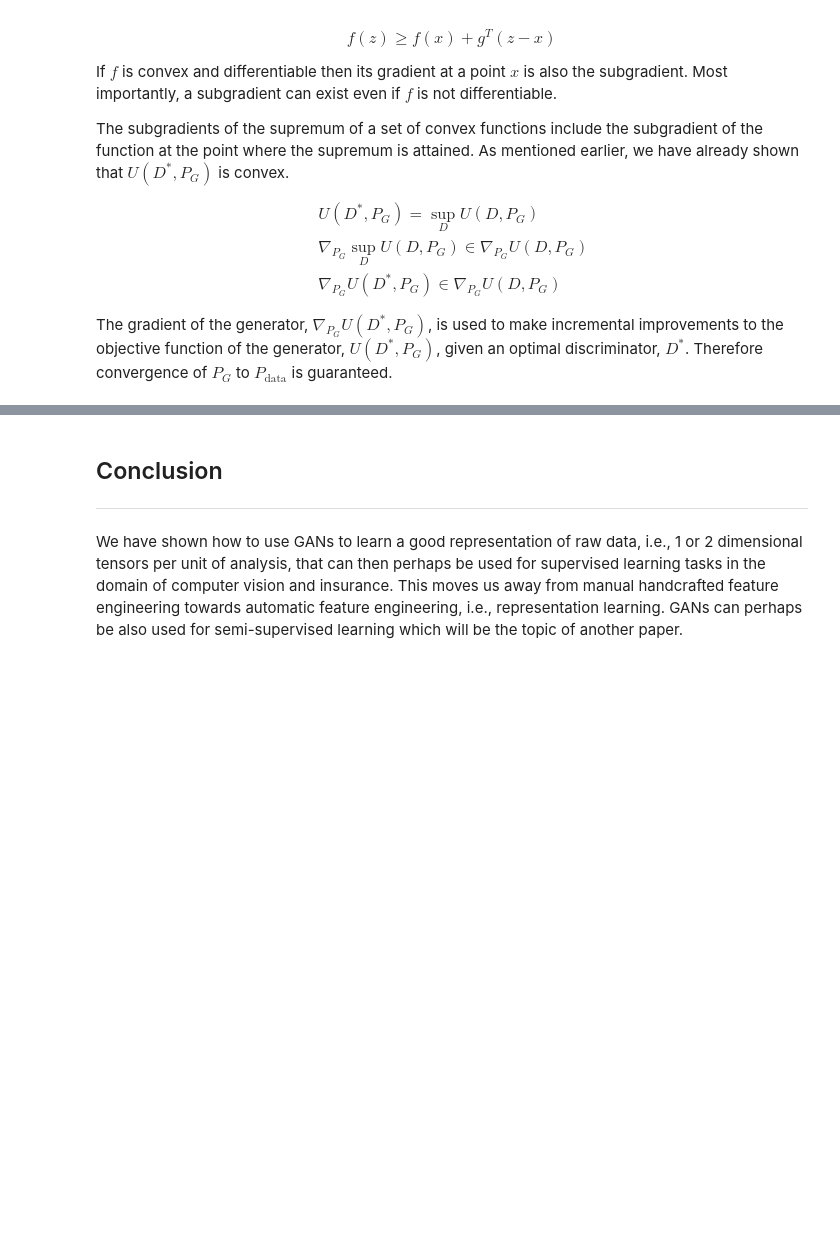
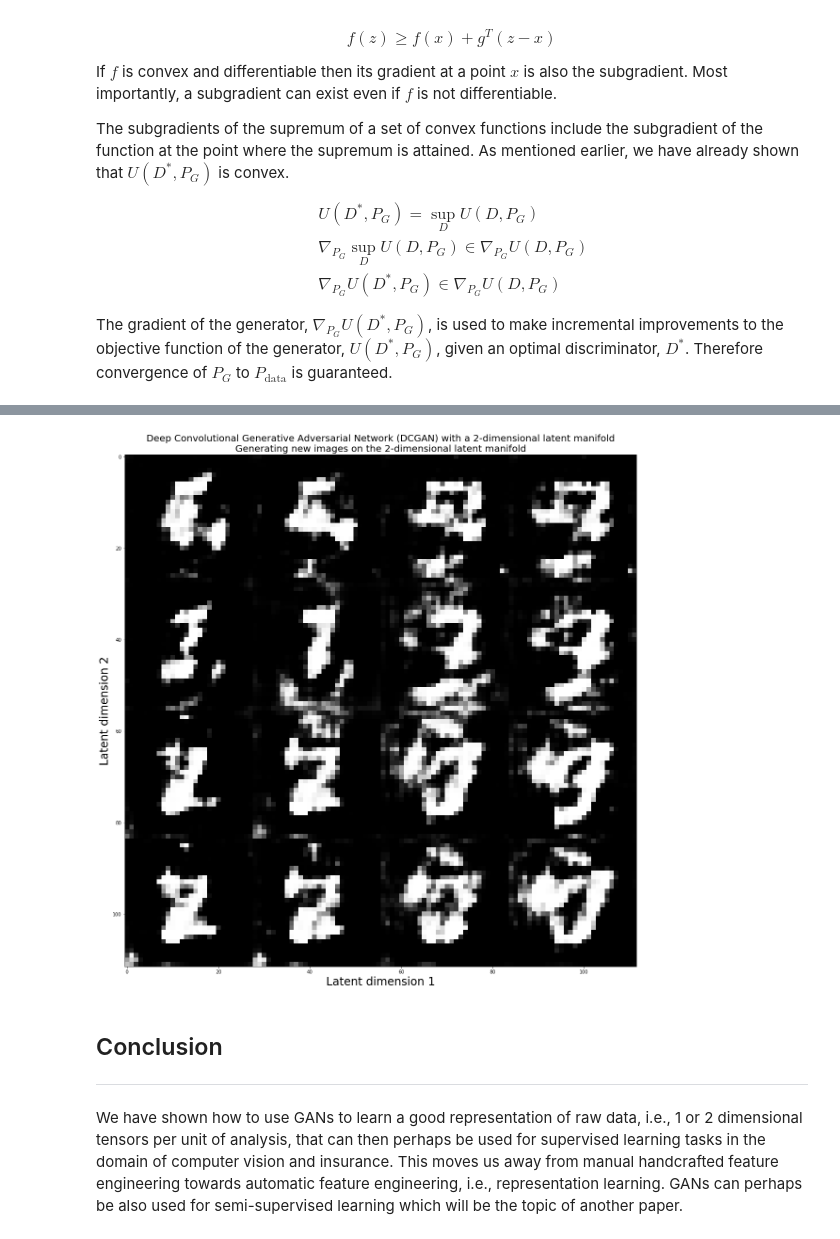
Before and after one commit to hamaadshah/gan_deeplearning4j, a Jupyter notebook: Python/gan.ipynb, the cells around one changed output, grey strips where cells are left out. Cells and saved outputs as stored; diff of their text form; code cells hidden in the pictures; blank space fills up the shorter version.

Commit message:
Fixed MNIST GAN.

```diff
--- a/Python/gan.ipynb
+++ b/Python/gan.ipynb
@@ -456,17 +101,0 @@ with open(dl4j_res_path + "generator.json", "w") as json_file:
-# %%
-dl4j_res_path = "/Users/samson/Projects/gan_deeplearning4j/Java/src/main/resources/"
-out = pd.read_csv(filepath_or_buffer=dl4j_res_path + "out_2600.csv",
-                  header=None)
-digit_size = 28
-n = 16
-figure = np.zeros((digit_size * int(np.power(n, 0.5)), digit_size * int(np.power(n, 0.5))))
-
-for i in range(int(np.power(n, 0.5))):
-    for j in range(int(np.power(n, 0.5))):
-        figure[i * digit_size: (i + 1) * digit_size, j * digit_size: (j + 1) * digit_size] = out.iloc[i].reshape(digit_size, digit_size)
-
-plt.figure(figsize=(np.power(n, 0.5), np.power(n, 0.5)))
-plt.title("Deep Convolutional Generative Adversarial Network (DCGAN) with a 2-dimensional latent manifold\nGenerating new images on the 2-dimensional latent manifold", fontsize=20)
-plt.xlabel("Latent dimension 1", fontsize=24)
-plt.ylabel("Latent dimension 2", fontsize=24)
-plt.imshow(figure, cmap="Greys")
@@ -723,33 +352,21 @@ Another way perhaps is to check if the features learnt by the discriminator are
 # %%
-dcgan = DeepConvGenAdvNet(batch_size=100,
-                          iterations=10000,
-                          z_size=2)
+out = pd.read_csv(filepath_or_buffer=dl4j_res_path + "out_14050.csv",
+                  header=None)
+digit_size = 28
+n = 4
+figure = np.zeros((digit_size * n, digit_size * n))
 
-pipe_dcgan = Pipeline(steps=[("DCGAN", dcgan),
-                             ("scaler_classifier", scaler_classifier),
-                             ("classifier", logistic)])
-pipe_dcgan = pipe_dcgan.fit(x_train, y_train)
-
-acc_dcgan = pipe_dcgan.score(x_test, y_test)
-
-print("The accuracy score for the MNIST classification task with DCGAN: %.6f%%." % (acc_dcgan * 100))
-
-n = 50
-digit_size = 28
-figure = np.zeros((digit_size * n, digit_size * n))
-grid_x = np.linspace(-1.0, 1.0, n)
-grid_y = np.linspace(-1.0, 1.0, n)
-
-for i, xi in enumerate(grid_x):
-    for j, yi in enumerate(grid_y):
-        z_sample = np.array([[xi, yi]])
-        x_decoded = pipe_dcgan.named_steps["DCGAN"].generator.predict(z_sample)
-        digit = x_decoded[0].reshape(digit_size, digit_size)
-        figure[i * digit_size: (i + 1) * digit_size, j * digit_size: (j + 1) * digit_size] = digit
+counter = 0
+for i in range(n):
+    for j in range(n):
+        figure[i * digit_size: (i + 1) * digit_size, j * digit_size: (j + 1) * digit_size] = out.iloc[counter].reshape(digit_size, digit_size)
+        counter = counter + 1
 
 plt.figure(figsize=(20, 20))
-plt.imshow(figure, cmap="Greys")
 plt.title("Deep Convolutional Generative Adversarial Network (DCGAN) with a 2-dimensional latent manifold\nGenerating new images on the 2-dimensional latent manifold", fontsize=20)
 plt.xlabel("Latent dimension 1", fontsize=24)
 plt.ylabel("Latent dimension 2", fontsize=24)
+plt.imshow(figure, cmap="Greys_r")
 plt.savefig(fname="DCGAN_Generated_Images.png")
+# %% [output]
+[figure, added]
```
Also changed, not shown: parts of 14 cells of this notebook, 4 other files.
